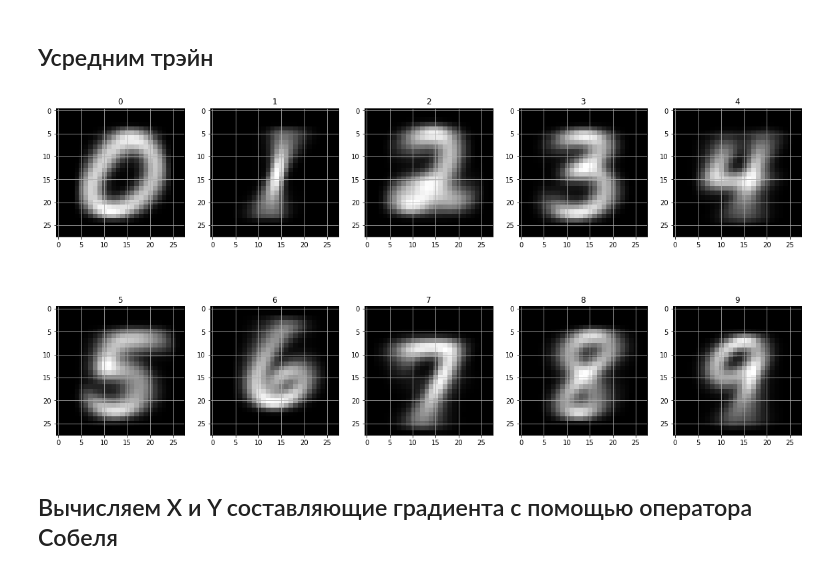
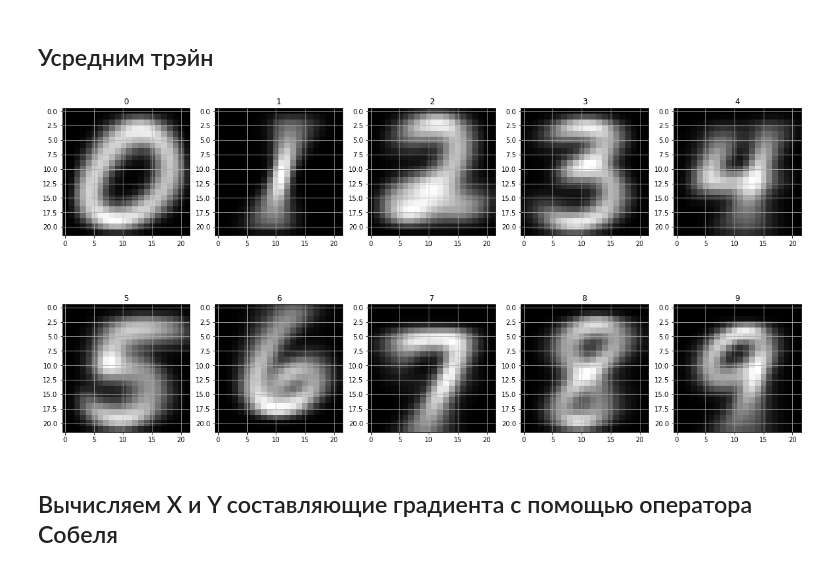
Before and after one commit to zamarseny/homework_python, a Jupyter notebook: CV/002_digit CV.ipynb, the cells around one changed output. Saved outputs shown, nothing was run; the diff lists cells and outputs as text; code cells hidden in the pictures.

```diff
--- a/CV/002_digit CV.ipynb
+++ b/CV/002_digit CV.ipynb
@@ -180,18 +181,19 @@ for i, img in enumerate(train_img[10:19], 1):
 # %%
 fig = plt.figure(figsize=(20, 10))
 for i in range(10):
     subplot = fig.add_subplot(2, 5, i+1)
     img=np.resize(np.array((df[i:i].mean()\
          /max(df[i:i].mean())
          *255).astype('int')), (28,28))
-    plt.imshow(img, cmap='gray');
+    crop_img = img[3:25, 3:25]
+    plt.imshow(crop_img, cmap='gray');
     plt.grid(True)
     subplot.set_title('%s' % i);
 #print(max(df[i:i].mean()))
 #print(sum(img))
 #img
 # %% [output]
-[figure, old version]
+[figure, new version]
 # %% [markdown]
 ## Вычисляем X и Y составляющие градиента с помощью оператора Собеля
 # %%
```
Also changed, not shown: parts of 24 cells of this notebook.
